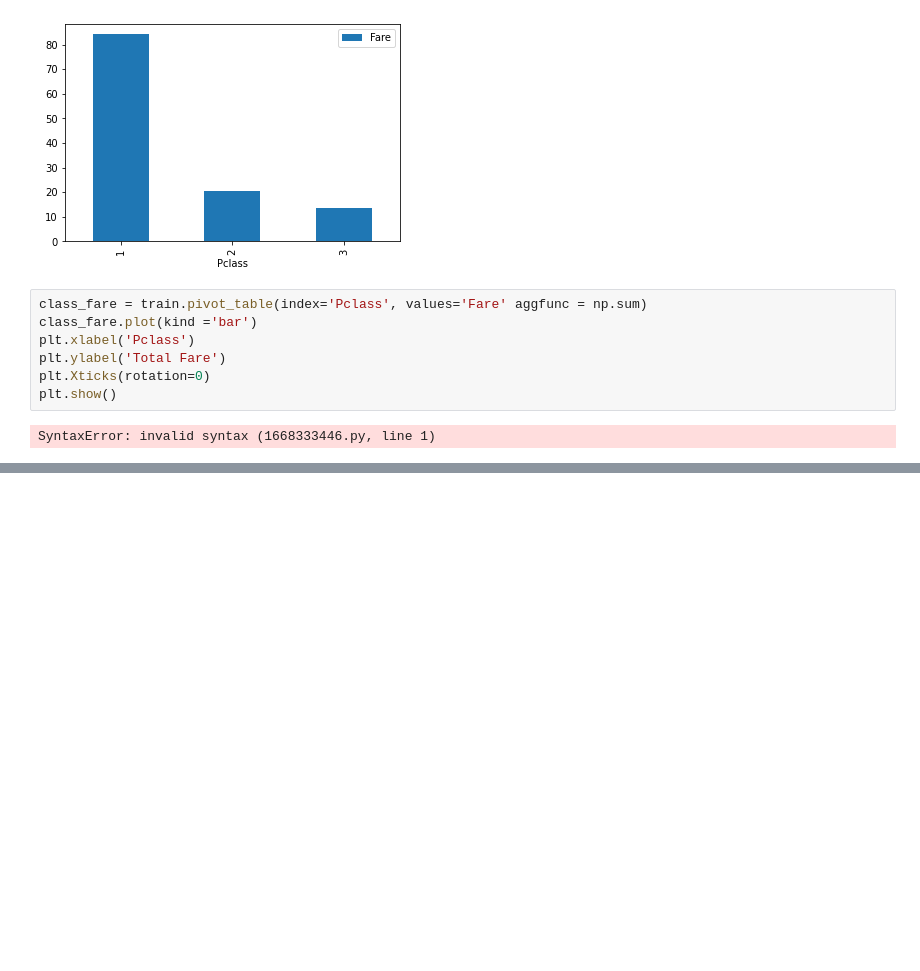
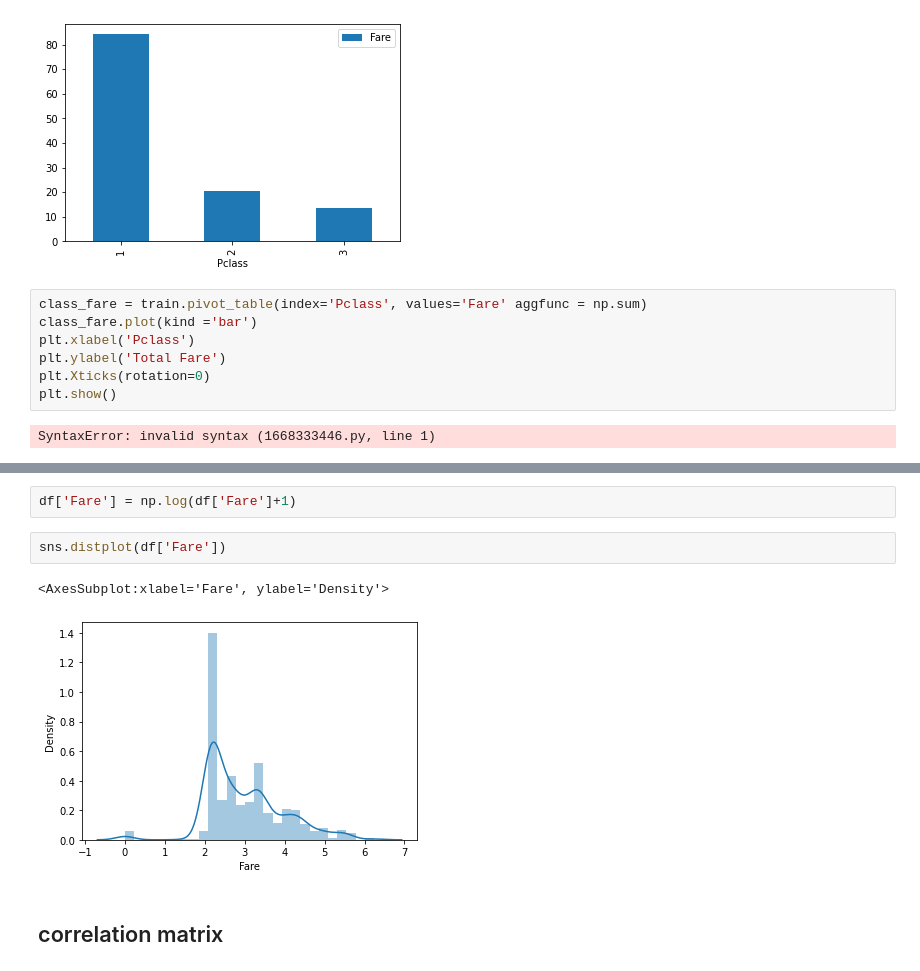
Before and after one commit to Aishwaryakarthik/Kaggle-Titanic-Dataset, a Jupyter notebook: titanicdataset.ipynb, the cells around one changed output, grey strips where cells are left out. Cells and saved outputs as stored; diff of their text form; blank space fills up the shorter version.

Commit message:
adding correlation matrix.

```diff
--- a/titanicdataset.ipynb
+++ b/titanicdataset.ipynb
@@ -128,0 +200,9 @@ SyntaxError: invalid syntax (1668333446.py, line 1)
+# %%
+df['Fare'] = np.log(df['Fare']+1)
+# %%
+sns.distplot(df['Fare'])
+# %% [output]
+<AxesSubplot:xlabel='Fare', ylabel='Density'>
+[figure, added]
+# %% [markdown]
+## correlation matrix
```
Also changed, not shown: parts of 12 cells of this notebook.
